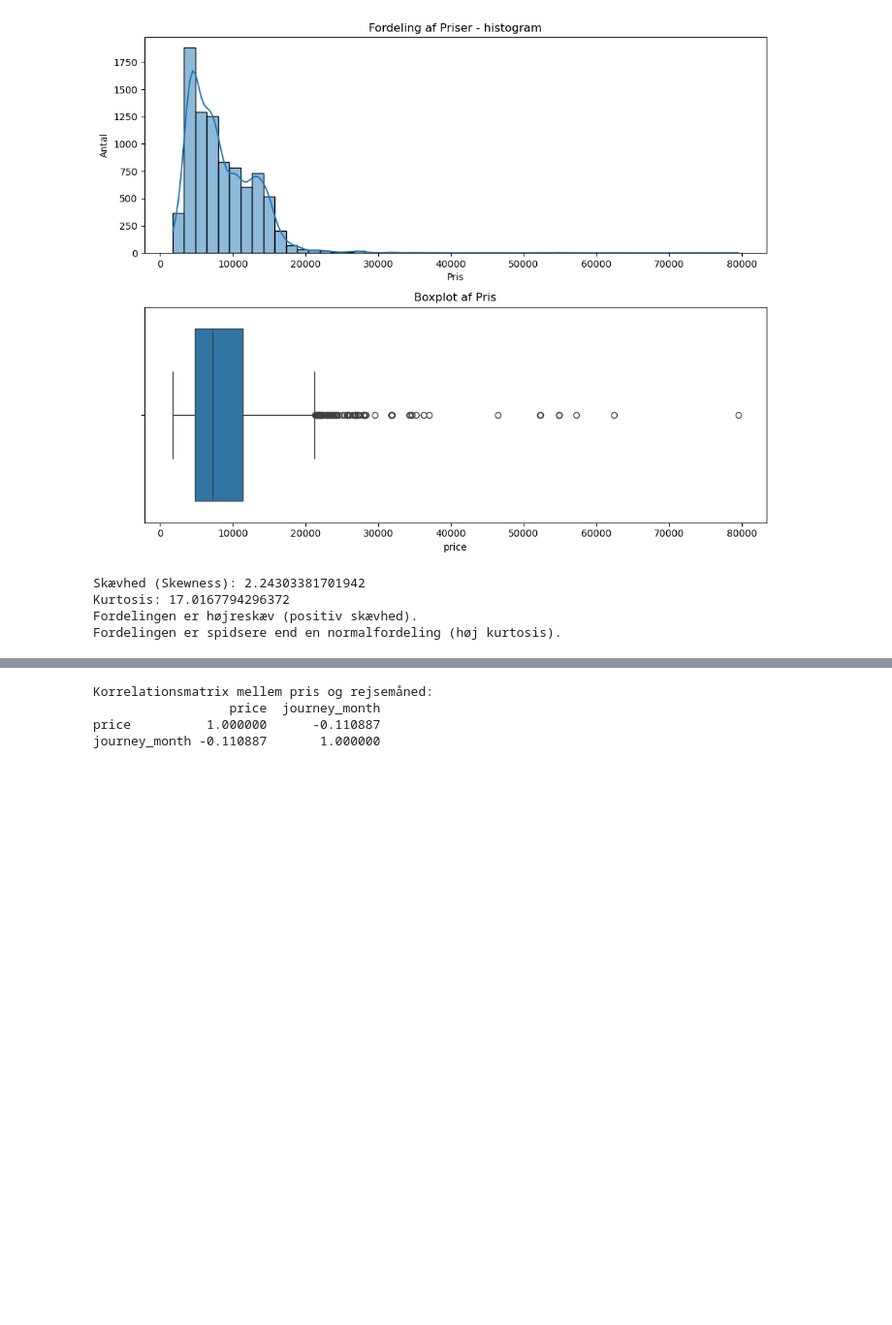
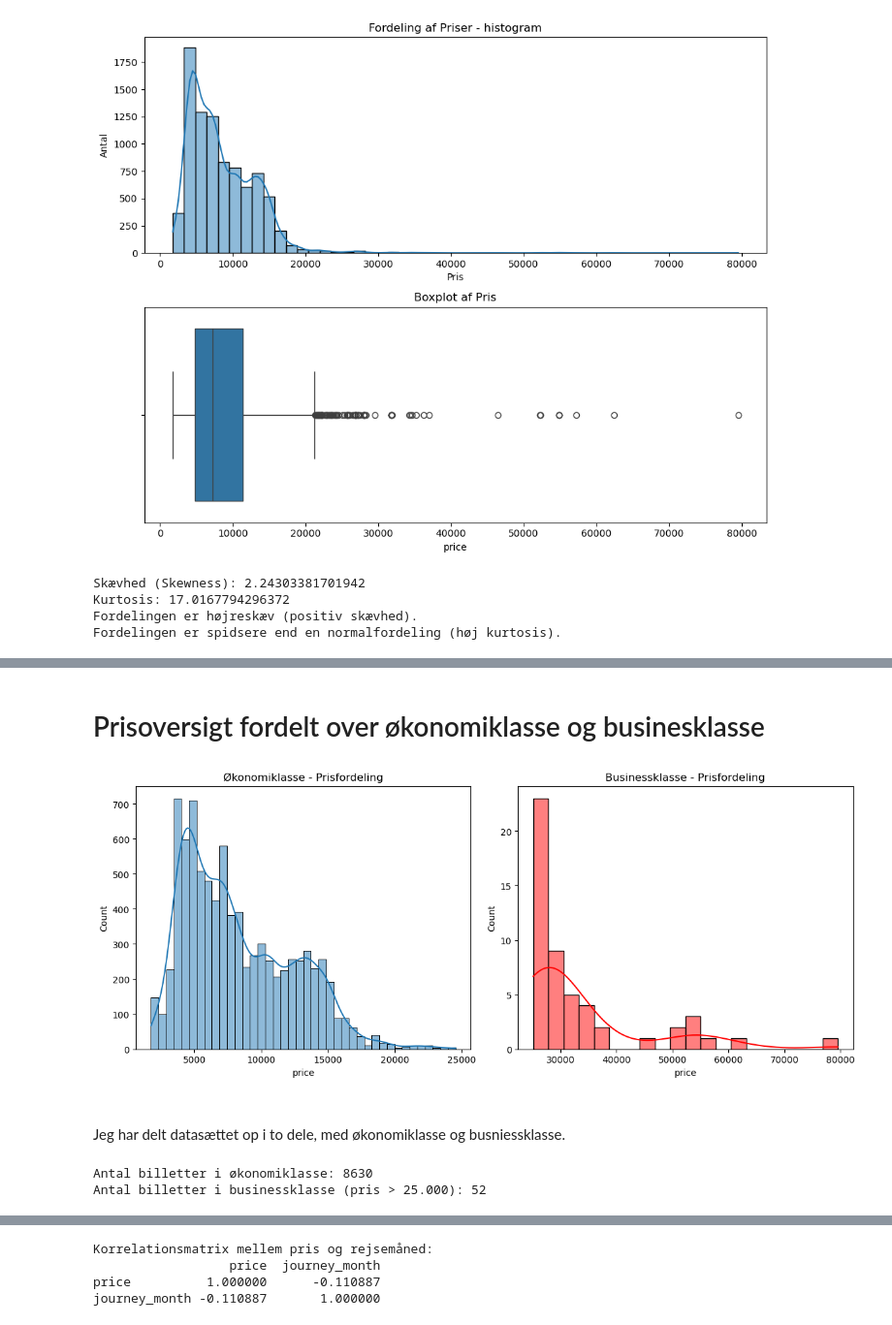
Before and after one commit to AllanChandler/BI-Exam, a Jupyter notebook: Notebook/Spørgsmål 3.ipynb, the cells around one changed output, grey strips where cells are left out. Shown at 97% size. Drawn from its saved outputs; the diff is of its cells as text; code cells hidden in the pictures; blank space fills up the shorter version.

```diff
--- a/Notebook/Spørgsmål 3.ipynb
+++ b/Notebook/Spørgsmål 3.ipynb
@@ -115,9 +113,2 @@ df.drop(['Dep_Time'], axis=1, inplace=True)
 # %% [markdown]
 # Koncerteringer
-# %%
-# Konverterer 'Date_of_Journey' til datetime format for at gøre videre analyse nemmere
-df['Date_of_Journey'] = pd.to_datetime(df['Date_of_Journey'], format='%d/%m/%Y')
-
-# Opretter en ny kolonne 'Journey_month' som indeholder måneden fra 'Date_of_Journey'
-df['Journey_month'] = df['Date_of_Journey'].dt.month
-df['Journey_month'] = df['Journey_month'].astype('int64')  # Sikrer datatypen som int64 for konsistens
@@ -164,0 +121,20 @@ df[['Date_of_Journey', 'Journey_day', 'Journey_week', 'Journey_month']].sample(5
+# %%
+# Konverter 'Date_of_Journey' til datetime med fejlbehandling
+df['Date_of_Journey'] = pd.to_datetime(df['Date_of_Journey'], format='%d/%m/%Y', errors='coerce')
+
+# Ekstraher dag, måned, ugenummer og weekend flag (brug konsistente kolonnenavne med små bogstaver)
+df['journey_day'] = df['Date_of_Journey'].dt.day.astype('int64')
+df['journey_month'] = df['Date_of_Journey'].dt.month.astype('int64')
+df['journey_week'] = df['Date_of_Journey'].dt.isocalendar().week.astype('int64')
+df['is_weekend'] = (df['Date_of_Journey'].dt.dayofweek >= 5).astype('int64')
+
+# Konverter 'Dep_Time' til datetime og udtræk time som heltal
+df['Dep_Time'] = pd.to_datetime(df['Dep_Time'], format='%H:%M', errors='coerce')
+df['dep_hour'] = df['Dep_Time'].dt.hour.astype('int64')
+
+# Fjern 'Dep_Time' hvis ikke længere nødvendig
+df.drop('Dep_Time', axis=1, inplace=True)
+df.drop('Date_of_Journey', axis=1, inplace=True)
+
+# Print udvalgte kolonner for at se resultatet
+print(df[['journey_day', 'journey_month', 'journey_week', 'is_weekend', 'dep_hour']].head(10))
@@ -476,0 +322,31 @@ Samlet set viser analysen, at rejsemåneden har en væsentlig indflydelse på pr
+# %% [markdown]
+# Prisoversigt fordelt over økonomiklasse og businesklasse
+# %%
+# Antagelse: Priser over 25.000 er sandsynligvis businessklasse (baseret på min graf)
+business_df = df[df['price'] > 25000]
+economy_df = df[df['price'] <= 25000]
+# %%
+plt.figure(figsize=(12, 5))
+
+plt.subplot(1, 2, 1)
+sns.histplot(economy_df['price'], kde=True, bins=40)
+plt.title('Økonomiklasse - Prisfordeling')
+
+plt.subplot(1, 2, 2)
+sns.histplot(business_df['price'], kde=True, bins=20, color='red')
+plt.title('Businessklasse - Prisfordeling')
+
+plt.tight_layout()
+plt.show()
+# %% [output]
+[figure, added]
+# %% [markdown]
+#
+
+Jeg har delt datasættet op i to dele, med økonomiklasse og busniessklasse.
+# %%
+print(f"Antal billetter i økonomiklasse: {len(economy_df)}")
+print(f"Antal billetter i businessklasse (pris > 25.000): {len(business_df)}")
+# %% [output]
+Antal billetter i økonomiklasse: 8630
+Antal billetter i businessklasse (pris > 25.000): 52
```
Also changed, not shown: parts of 110 cells of this notebook.
